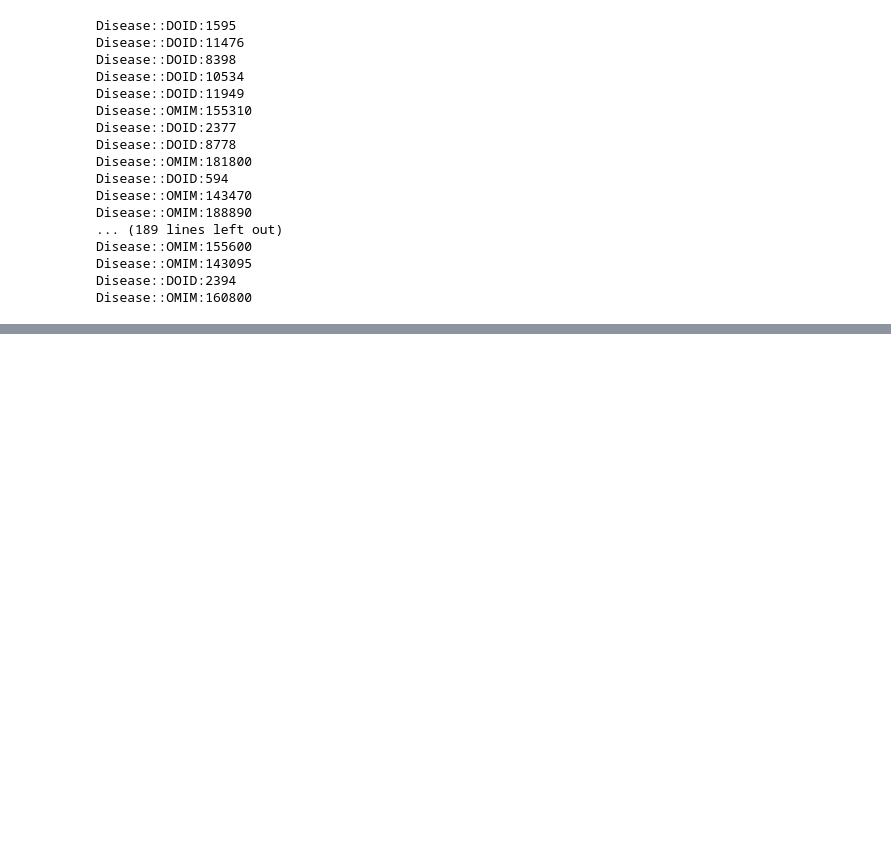
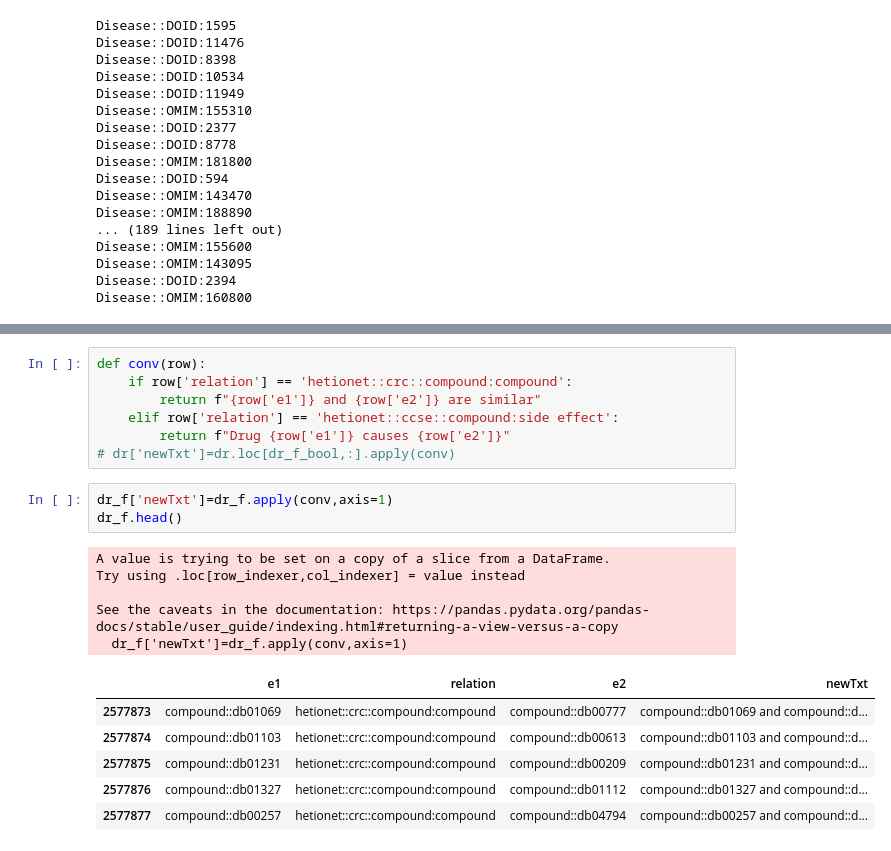
Before and after one commit to AkhilSurya-2124/Drug-Repurposing-usingLLM, a Jupyter notebook: notebook/1_dataset_preparation.ipynb, the cells around one changed output, grey strips where cells are left out. Drawn from its saved outputs; the diff is of its cells as text; blank space fills up the shorter version.

```diff
--- a/notebook/1_dataset_preparation.ipynb
+++ b/notebook/1_dataset_preparation.ipynb
@@ -610,0 +695,22 @@ Disease::OMIM:160800
+# %%
+def conv(row):
+    if row['relation'] == 'hetionet::crc::compound:compound':
+        return f"{row['e1']} and {row['e2']} are similar"
+    elif row['relation'] == 'hetionet::ccse::compound:side effect':
+        return f"Drug {row['e1']} causes {row['e2']}"
+# dr['newTxt']=dr.loc[dr_f_bool,:].apply(conv)
+# %%
+dr_f['newTxt']=dr_f.apply(conv,axis=1)
+dr_f.head()
+# %% [output]
+A value is trying to be set on a copy of a slice from a DataFrame.
+Try using .loc[row_indexer,col_indexer] = value instead
+
+See the caveats in the documentation: https://pandas.pydata.org/pandas-docs/stable/user_guide/indexing.html#returning-a-view-versus-a-copy
+  dr_f['newTxt']=dr_f.apply(conv,axis=1)
+|  | e1 | relation | e2 | newTxt |
+| 2577873 | compound::db01069 | hetionet::crc::compound:compound | compound::db00777 | compound::db01069 and compound::d... |
+| 2577874 | compound::db01103 | hetionet::crc::compound:compound | compound::db00613 | compound::db01103 and compound::d... |
+| 2577875 | compound::db01231 | hetionet::crc::compound:compound | compound::db00209 | compound::db01231 and compound::d... |
+| 2577876 | compound::db01327 | hetionet::crc::compound:compound | compound::db01112 | compound::db01327 and compound::d... |
+| 2577877 | compound::db00257 | hetionet::crc::compound:compound | compound::db04794 | compound::db00257 and compound::d... |
```
Also changed, not shown: parts of 27 cells of this notebook, 3 other files.
